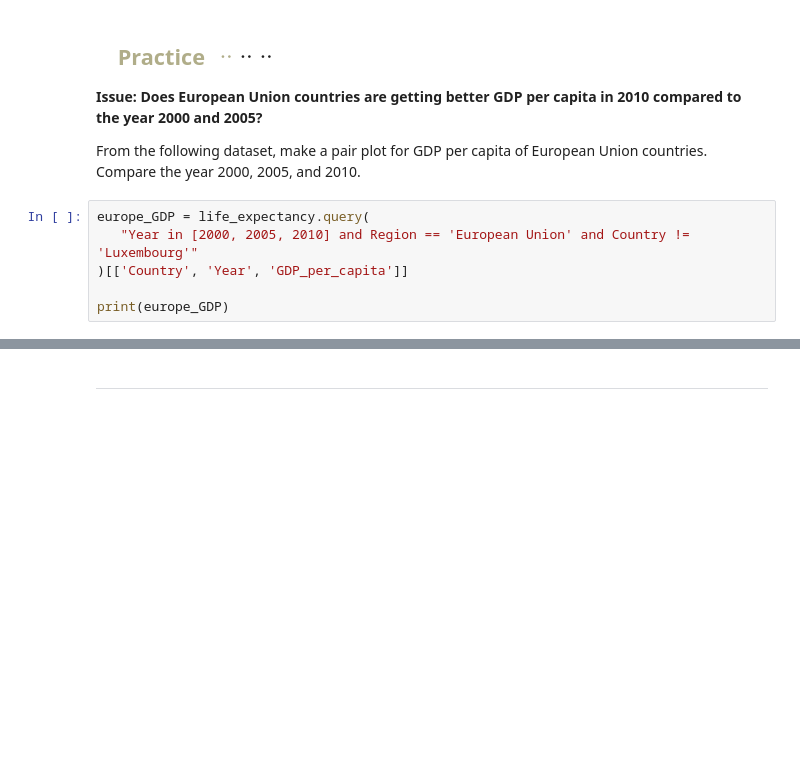
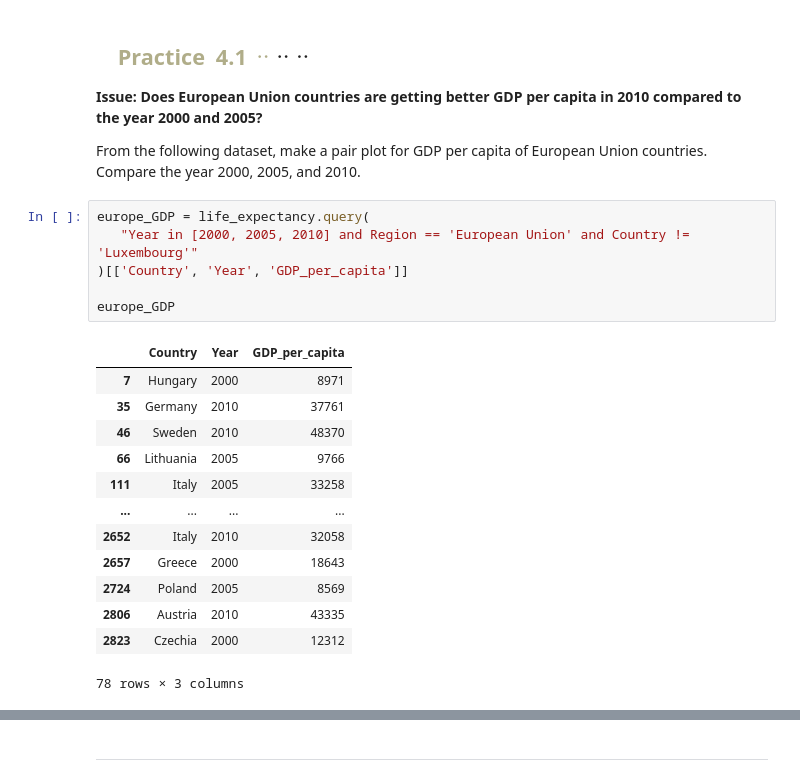
Before and after one commit to Leroymilo/DataVis, a Jupyter notebook: L4/AdriaanL_AcadWrit_DataViz_Lesson4.ipynb, the cells around one changed output, grey strips where cells are left out. Saved outputs shown, nothing was run; the diff lists cells and outputs as text; blank space fills up the shorter version.

Commit message:
practice 1

```diff
--- a/L4/AdriaanL_AcadWrit_DataViz_Lesson4.ipynb
+++ b/L4/AdriaanL_AcadWrit_DataViz_Lesson4.ipynb
@@ -339,11 +388,25 @@ plt.show()
 # %% [markdown]
-## <font color="#B0AD89"><strong>  Practice ᆢ</strong></font>ᆢᆢ
+## <font color="#B0AD89"><strong>  Practice 4.1 ᆢ</strong></font>ᆢᆢ
 **Issue: Does European Union countries are getting better GDP per capita in 2010 compared to the year 2000 and 2005?**
 
 From the following dataset, make a pair plot for GDP per capita of European Union countries. Compare the year 2000, 2005, and 2010.
 # %%
 europe_GDP = life_expectancy.query(
    "Year in [2000, 2005, 2010] and Region == 'European Union' and Country != 'Luxembourg'"
 )[['Country', 'Year', 'GDP_per_capita']]
 
-print(europe_GDP)
+europe_GDP
+# %% [output]
+|  | Country | Year | GDP_per_capita |
+| 7 | Hungary | 2000 | 8971 |
+| 35 | Germany | 2010 | 37761 |
+| 46 | Sweden | 2010 | 48370 |
+| 66 | Lithuania | 2005 | 9766 |
+| 111 | Italy | 2005 | 33258 |
+| ... | ... | ... | ... |
+| 2652 | Italy | 2010 | 32058 |
+| 2657 | Greece | 2000 | 18643 |
+| 2724 | Poland | 2005 | 8569 |
+| 2806 | Austria | 2010 | 43335 |
+| 2823 | Czechia | 2000 | 12312 |
+78 rows × 3 columns
```
Also changed, not shown: parts of 20 cells of this notebook.
